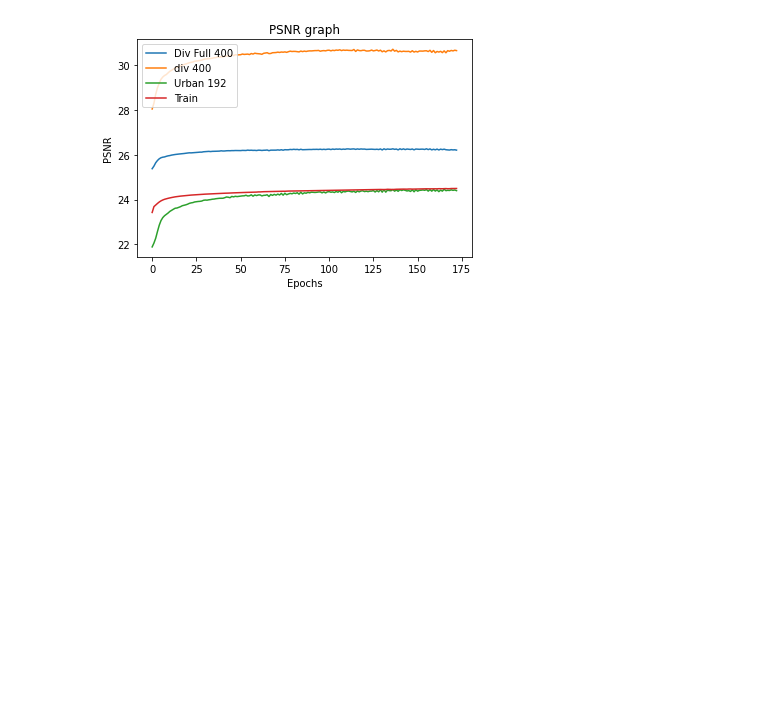
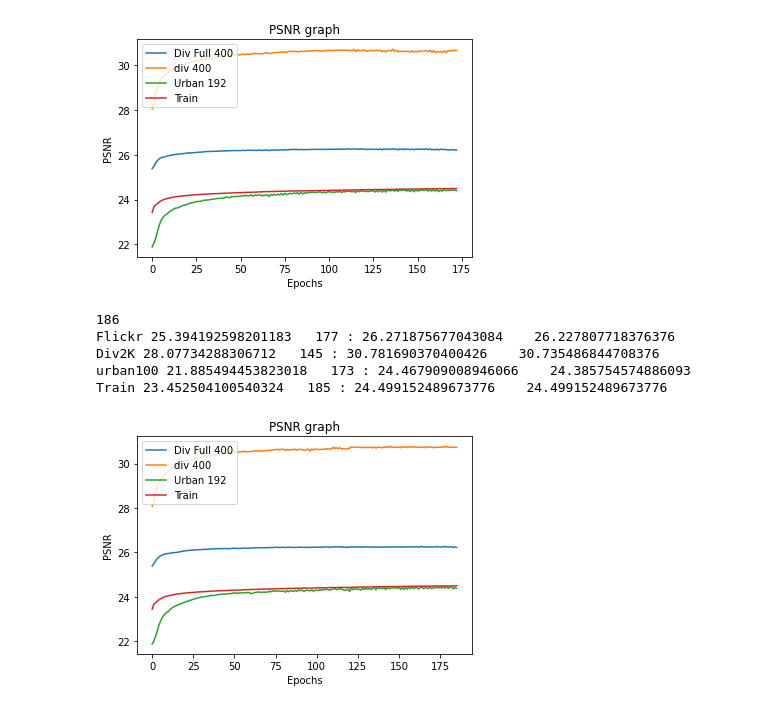
Before and after one commit to Shrsh/Super_Resolution_Networks, a Jupyter notebook: Graphs.ipynb, the cells around one changed output. Saved outputs shown, nothing was run; the diff lists cells and outputs as text; code cells hidden in the pictures; blank space fills up the shorter version.

Commit message:
Modified Skip Connections

```diff
--- a/Graphs.ipynb
+++ b/Graphs.ipynb
@@ -2194,3 +2195,45 @@ Div2K 28.05257324994436   136 : 30.725766637468187    30.665052252934345
 urban100 21.881553583608166   165 : 24.460340477007428    24.399807137633147
 Train 23.42271723208199   171 : 24.499341581029036    24.495899057456235
 [figure]
+# %%
+# scale_ratio in RDB = 0.2
+# Kaiming : 0.3
+# Lr_G = 0.0002 (beta_1 = 0.5)
+# L1 loss + gradient loss using sobel(0.3)
+#  L1, conv2d and Pure Residual Learning Structure
+# iterations = 2
+#modified skip connection
+path = "/home/harsh.shukla/SRCNN/GAN_results/PSNR_flickr.txt"
+dbfile = open(path, 'rb')
+db1 = pickle.load(dbfile)
+path = "/home/harsh.shukla/SRCNN/GAN_results/PSNR_div.txt"
+dbfile = open(path, 'rb')
+db2 = pickle.load(dbfile)
+path = "/home/harsh.shukla/SRCNN/GAN_results/PSNR_urban.txt"
+dbfile = open(path, 'rb')
+db3 = pickle.load(dbfile)
+
+path = "/home/harsh.shukla/SRCNN/GAN_results/Train.txt"
+dbfile = open(path, 'rb')
+db4 = pickle.load(dbfile)
+plt.plot(db1,label="Div Full 400")
+plt.plot(db2,label="div 400")
+plt.plot(db3,label="Urban 192")
+plt.plot(db4,label="Train")
+
+plt.title('PSNR graph')
+plt.ylabel('PSNR')
+plt.xlabel('Epochs')
+plt.legend()
+print(len(db1))
+print("Flickr",db1[0]," ",db1.index(max(db1)),":",max(db1),"  ",db1[-1])
+print("Div2K",db2[0]," ",db2.index(max(db2)),":",max(db2),"  ",db2[-1])
+print("urban100",db3[0]," ",db3.index(max(db3)),":",max(db3),"  ",db3[-1])
+print("Train",db4[0]," ",db4.index(max(db4)),":",max(db4),"  ",db4[-1])
+# %% [output]
+186
+Flickr 25.394192598201183   177 : 26.271875677043084    26.227807718376376
+Div2K 28.07734288306712   145 : 30.781690370400426    30.735486844708376
+urban100 21.885494453823018   173 : 24.467909008946066    24.385754574886093
+Train 23.452504100540324   185 : 24.499152489673776    24.499152489673776
+[figure, added]
```
Also changed, not shown: parts of 1 cell of this notebook.
